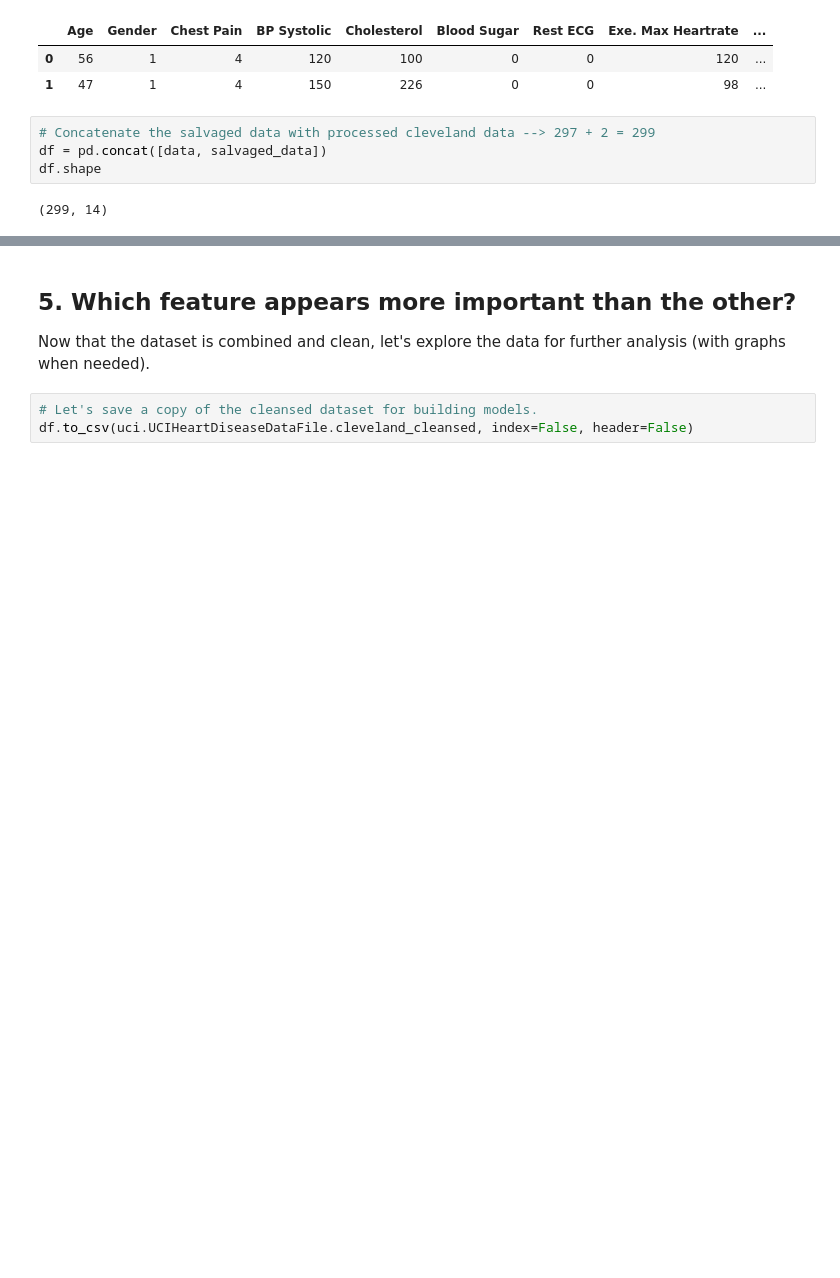
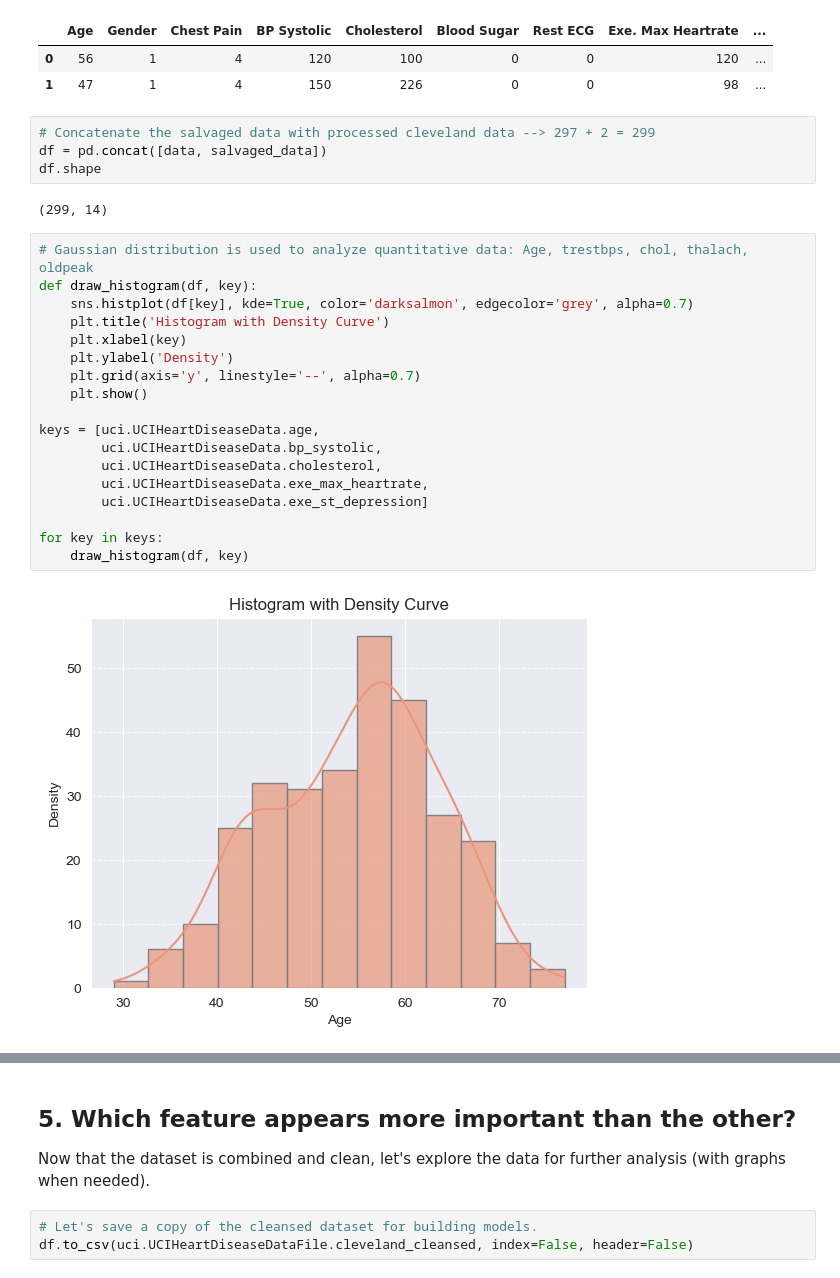
Before and after one commit to everhettoo/heart-disease-analysis, a Jupyter notebook: 2.0-exploratory-data-analysis.ipynb, the cells around one changed output, grey strips where cells are left out. Cells and saved outputs as stored; diff of their text form; blank space fills up the shorter version.

Commit message:
Added histo to 2.0

```diff
--- a/2.0-exploratory-data-analysis.ipynb
+++ b/2.0-exploratory-data-analysis.ipynb
@@ -256,3 +256,23 @@ df = pd.concat([data, salvaged_data])
 df.shape
 # %% [output]
 (299, 14)
+# %%
+# Gaussian distribution is used to analyze quantitative data: Age, trestbps, chol, thalach, oldpeak
+def draw_histogram(df, key):
+    sns.histplot(df[key], kde=True, color='darksalmon', edgecolor='grey', alpha=0.7)
+    plt.title('Histogram with Density Curve')
+    plt.xlabel(key)
+    plt.ylabel('Density')
+    plt.grid(axis='y', linestyle='--', alpha=0.7)
+    plt.show()
+
+keys = [uci.UCIHeartDiseaseData.age,
+        uci.UCIHeartDiseaseData.bp_systolic,
+        uci.UCIHeartDiseaseData.cholesterol,
+        uci.UCIHeartDiseaseData.exe_max_heartrate,
+        uci.UCIHeartDiseaseData.exe_st_depression]
+
+for key in keys:
+    draw_histogram(df, key)
+# %% [output]
+[figure, added]
```
Also changed, not shown: parts of 2 cells of this notebook, 4 other files.
